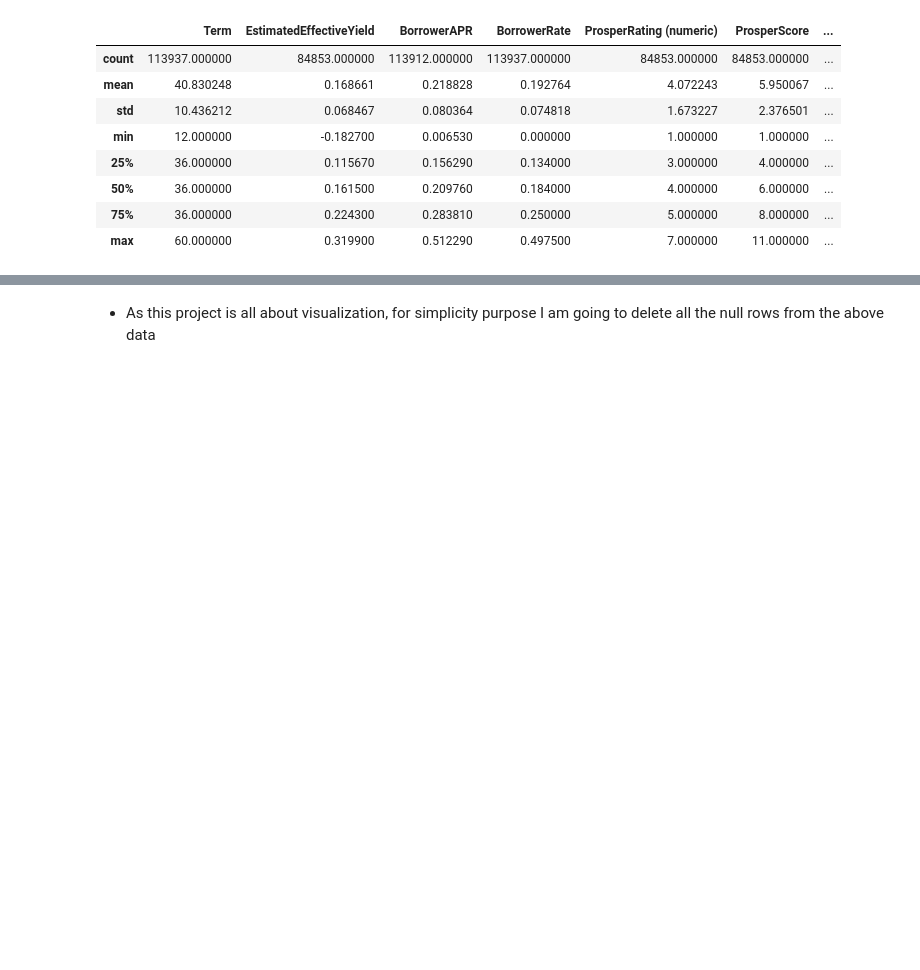
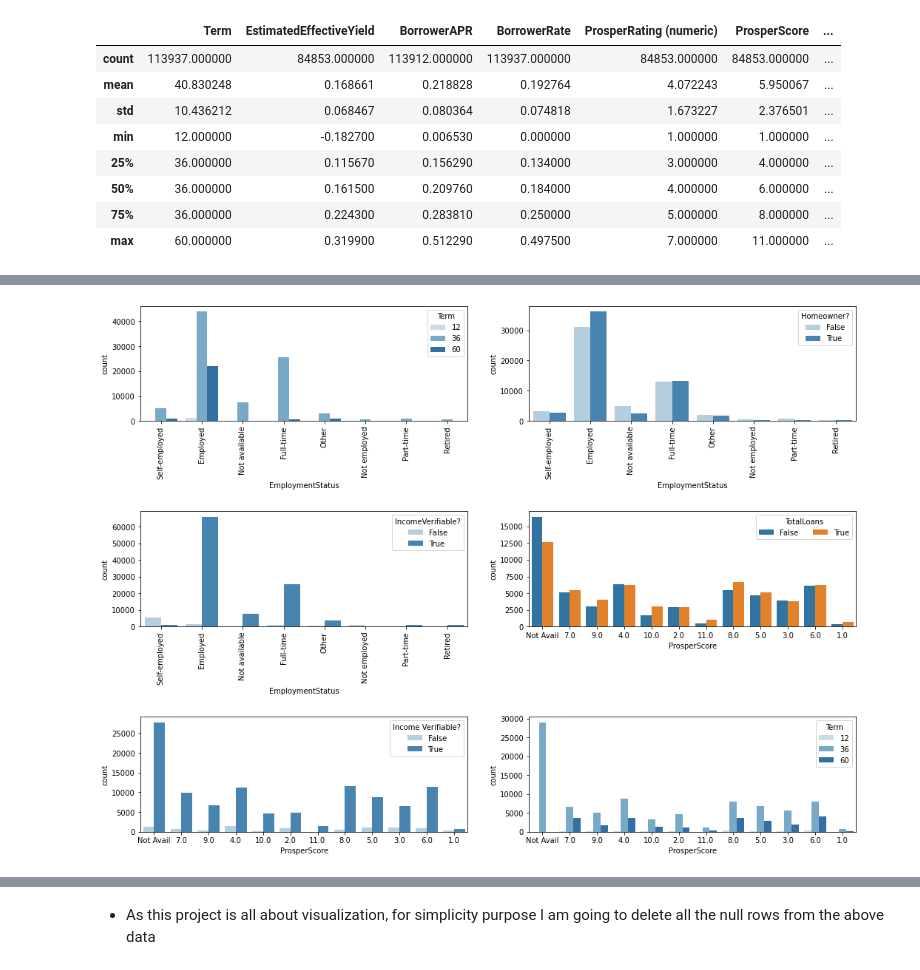
Before and after one commit to Manny-97/Udacity-Data-Analyst, a Jupyter notebook: data visualization/Exploratory_visualization.ipynb, the cells around one changed output, grey strips where cells are left out. Saved outputs shown, nothing was run; the diff lists cells and outputs as text; code cells hidden in the pictures; blank space fills up the shorter version.

```diff
--- a/data visualization/Exploratory_visualization.ipynb
+++ b/data visualization/Exploratory_visualization.ipynb
@@ -119,0 +290,32 @@ loan_df.describe()
+# %%
+fig= plt.figure(figsize=[15,30])
+ax1=plt.subplot(8,2,1)
+sns.countplot(data = loan_df, x = 'EmploymentStatus', hue = 'Term', palette = 'Blues')
+plt.xticks(rotation=90)
+
+ax2=plt.subplot(8,2,2)
+sns.countplot(data = loan_df, x = 'EmploymentStatus', hue = 'IsBorrowerHomeowner',palette='Blues')
+plt.xticks(rotation=90)
+ax2.legend(title="Homeowner?")
+
+ax3=plt.subplot(8,2,3)
+sns.countplot(data = loan_df, x = 'EmploymentStatus', hue = 'IncomeVerifiable',palette='Blues')
+plt.xticks(rotation=90)
+ax3.legend(title="IncomeVerifiable?",loc=1)
+
+ax4=plt.subplot(8,2,4)
+sns.countplot(data = loan_df, x = 'ProsperScore', hue = 'IsBorrowerHomeowner',palette='tab10')
+plt.xticks(rotation=90)
+ax4.legend(title="TotalLoans",loc=1,ncol=2)
+
+ax5=plt.subplot(8,2,5)
+sns.countplot(data = loan_df, x = 'ProsperScore', hue = 'IncomeVerifiable',palette='Blues')
+plt.xticks(rotation=90)
+ax5.legend(title="Income Verifiable?")
+
+ax6=plt.subplot(8,2,6)
+sns.countplot(data = loan_df, x = 'ProsperScore', hue = 'Term',palette='Blues')
+plt.xticks(rotation=90)
+fig.tight_layout(pad=3.0);
+# %% [output]
+[figure, added]
```
Also changed, not shown: parts of 83 cells of this notebook, 3 other files.
